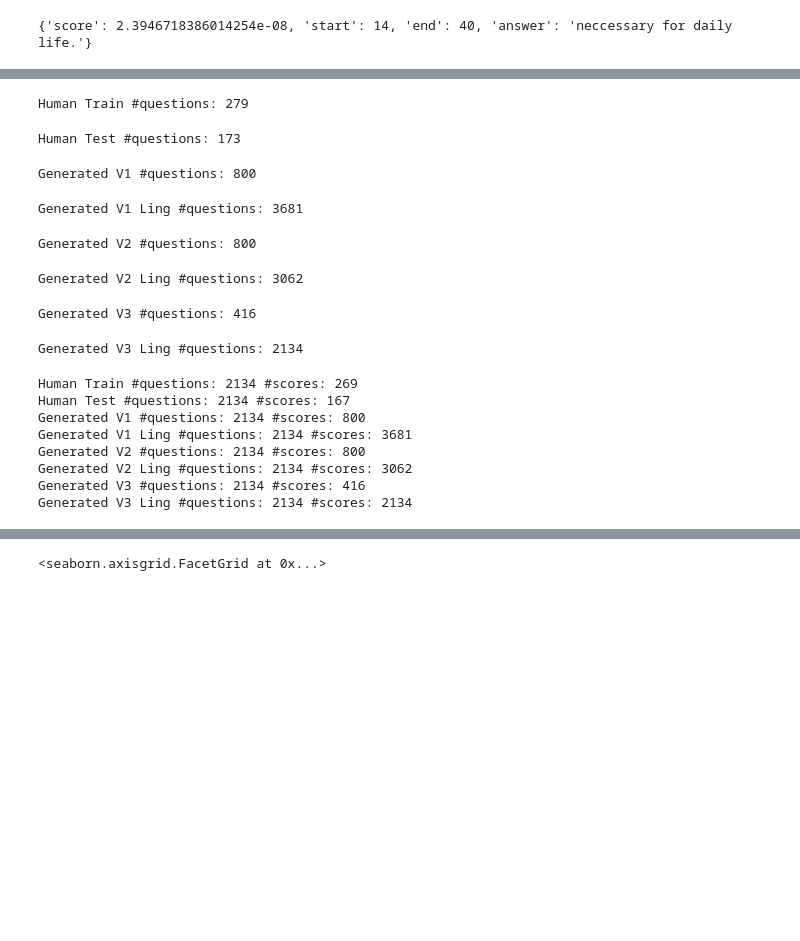
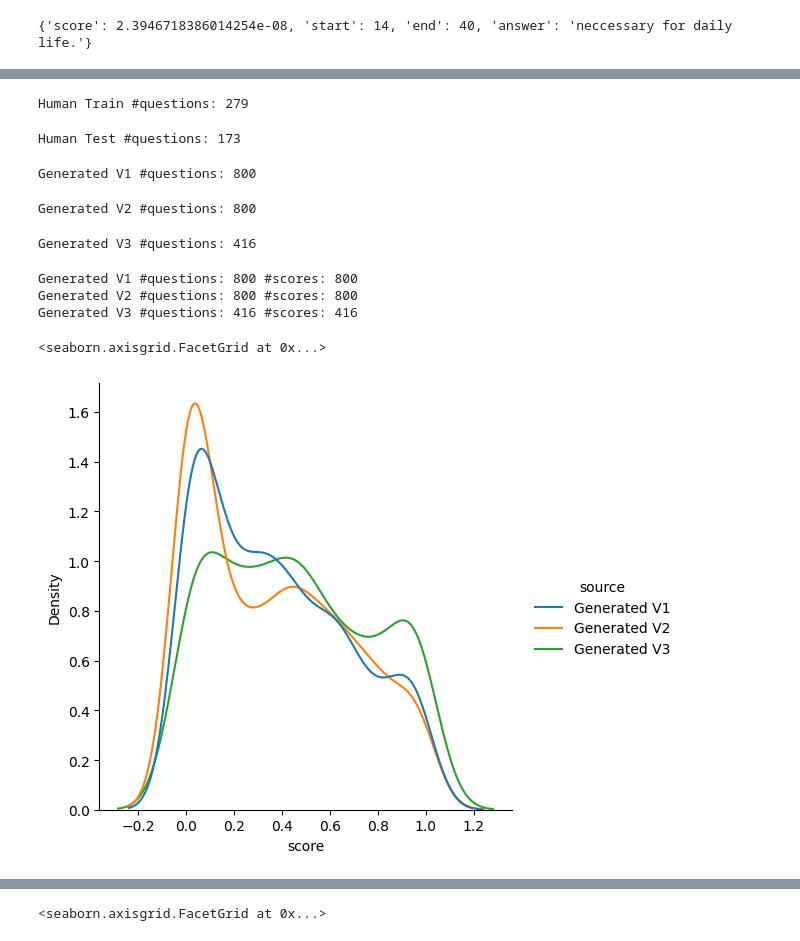
Before and after one commit to DigitalPhonetics/conversational-tree-search, a Jupyter notebook: generation/reimburse/qa_question_filtering.ipynb, the cells around one changed output, grey strips where cells are left out. Drawn from its saved outputs; the diff is of its cells as text; code cells hidden in the pictures; blank space fills up the shorter version.

```diff
--- a/generation/reimburse/qa_question_filtering.ipynb
+++ b/generation/reimburse/qa_question_filtering.ipynb
@@ -83,13 +85,13 @@ generated_data_train_v3_ling = ReimburseGraphDataset('en/reimburse/train_graph.j
 # %%
 datasets = {
-    "Human Train": human_data_train,
-    "Human Test": human_data_test,
+    # "Human Train": human_data_train,
+    # "Human Test": human_data_test,
     "Generated V1": generated_data_train_v1,
-    "Generated V1 Ling": generated_data_train_v1_ling,
+    # "Generated V1 Ling": generated_data_train_v1_ling,
     "Generated V2": generated_data_train_v2,
-    "Generated V2 Ling": generated_data_train_v2_ling,
+    # "Generated V2 Ling": generated_data_train_v2_ling,
     "Generated V3": generated_data_train_v3,
-    "Generated V3 Ling": generated_data_train_v3_ling,
+    # "Generated V3 Ling": generated_data_train_v3_ling,
 }
 # %%
 from tqdm.auto import tqdm
@@ -118,11 +120,8 @@ for dataset_name in datasets:
 Human Train #questions: 279
 Human Test #questions: 173
 Generated V1 #questions: 800
-Generated V1 Ling #questions: 3681
+Generated V2 #questions: 800
-Generated V2 #questions: 800
+Generated V3 #questions: 416
-Generated V2 Ling #questions: 3062
-Generated V3 #questions: 416
-Generated V3 Ling #questions: 2134
 # %%
 import seaborn as sns
 import pandas
@@ -130,17 +129,18 @@ import pandas
 ds_scores = []
 for dataset_name in datasets:
     data = torch.load(f"qa_analysis/{dataset_name}_qa_scores.pt")
+    dataset = datasets[dataset_name]
     scores = [item['score'] for item in data]
     print(dataset_name, "#questions:", len(dataset.question_list), "#scores:", len(scores))
     for score in scores:
         ds_scores.append({"source": dataset_name, "score": score})
 df = pandas.DataFrame(ds_scores)
 # %% [output]
-Human Train #questions: 2134 #scores: 269
-Human Test #questions: 2134 #scores: 167
-Generated V1 #questions: 2134 #scores: 800
-Generated V1 Ling #questions: 2134 #scores: 3681
-Generated V2 #questions: 2134 #scores: 800
-Generated V2 Ling #questions: 2134 #scores: 3062
-Generated V3 #questions: 2134 #scores: 416
-Generated V3 Ling #questions: 2134 #scores: 2134
+Generated V1 #questions: 800 #scores: 800
+Generated V2 #questions: 800 #scores: 800
+Generated V3 #questions: 416 #scores: 416
+# %%
+sns.displot(df.reset_index(drop=True), x="score", kind="kde", hue='source', common_norm=False)
+# %% [output]
+<seaborn.axisgrid.FacetGrid at 0x...>
+[figure, added]
```
Also changed, not shown: parts of 3 cells of this notebook, 29 other files.
